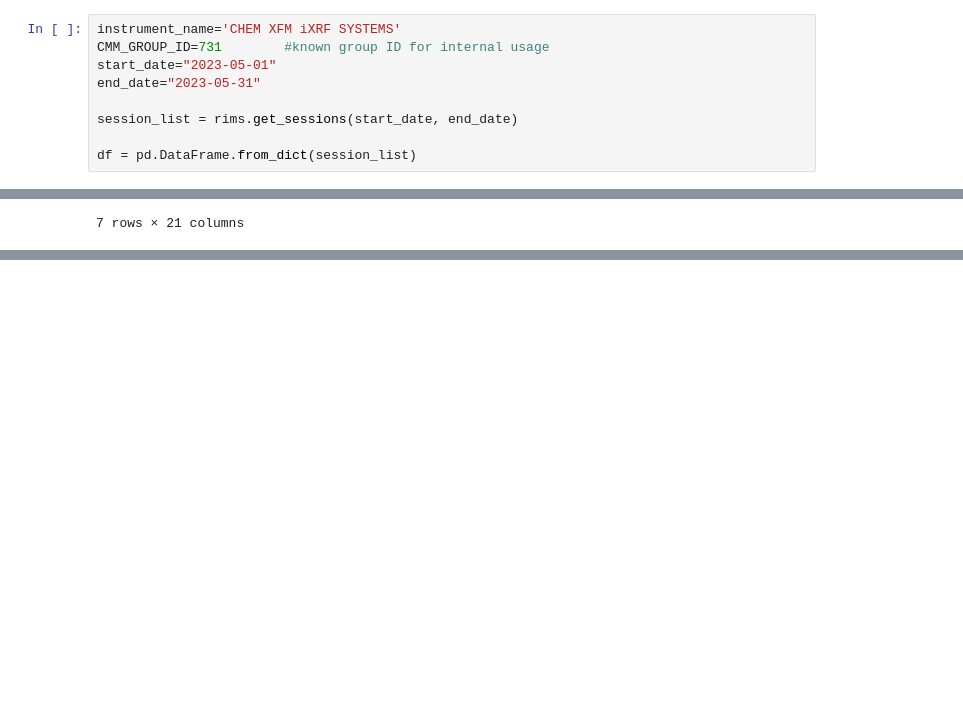
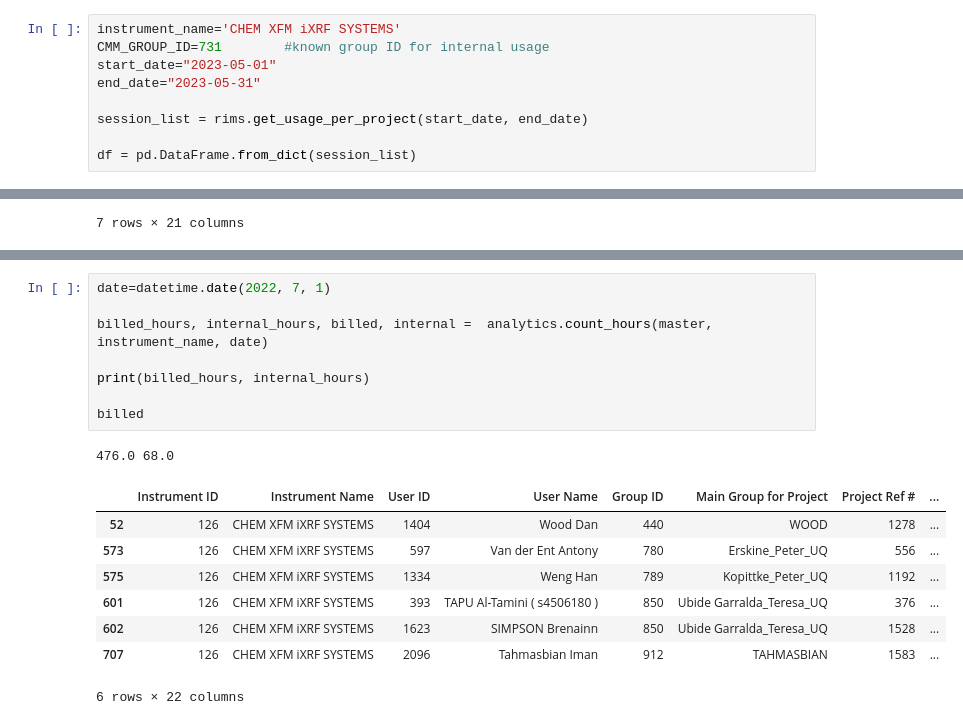
Before and after one commit to UQ-RCC/rims-dashboard, a Jupyter notebook: explore.ipynb, the cells around one changed output, grey strips where cells are left out. Cells and saved outputs as stored; diff of their text form; blank space fills up the shorter version.

```diff
--- a/explore.ipynb
+++ b/explore.ipynb
@@ -7,6 +7,6 @@ CMM_GROUP_ID=731        #known group ID for internal usage
 start_date="2023-05-01"
 end_date="2023-05-31"
 
-session_list = rims.get_sessions(start_date, end_date)
+session_list = rims.get_usage_per_project(start_date, end_date)
 
 df = pd.DataFrame.from_dict(session_list)
@@ -32,0 +144,18 @@ dff
+# %%
+date=datetime.date(2022, 7, 1)
+
+billed_hours, internal_hours, billed, internal =  analytics.count_hours(master, instrument_name, date)
+
+print(billed_hours, internal_hours)
+
+billed
+# %% [output]
+476.0 68.0
+|  | Instrument ID | Instrument Name | User ID | User Name | Group ID | Main Group for Project | Project Ref # | ... |
+| 52 | 126 | CHEM XFM iXRF SYSTEMS | 1404 | Wood Dan | 440 | WOOD | 1278 | ... |
+| 573 | 126 | CHEM XFM iXRF SYSTEMS | 597 | Van der Ent Antony | 780 | Erskine_Peter_UQ | 556 | ... |
+| 575 | 126 | CHEM XFM iXRF SYSTEMS | 1334 | Weng Han | 789 | Kopittke_Peter_UQ | 1192 | ... |
+| 601 | 126 | CHEM XFM iXRF SYSTEMS | 393 | TAPU Al-Tamini ( s4506180 ) | 850 | Ubide Garralda_Teresa_UQ | 376 | ... |
+| 602 | 126 | CHEM XFM iXRF SYSTEMS | 1623 | SIMPSON Brenainn | 850 | Ubide Garralda_Teresa_UQ | 1528 | ... |
+| 707 | 126 | CHEM XFM iXRF SYSTEMS | 2096 | Tahmasbian Iman | 912 | TAHMASBIAN | 1583 | ... |
+6 rows × 22 columns
```
Also changed, not shown: parts of 4 cells of this notebook, 2 other files.
